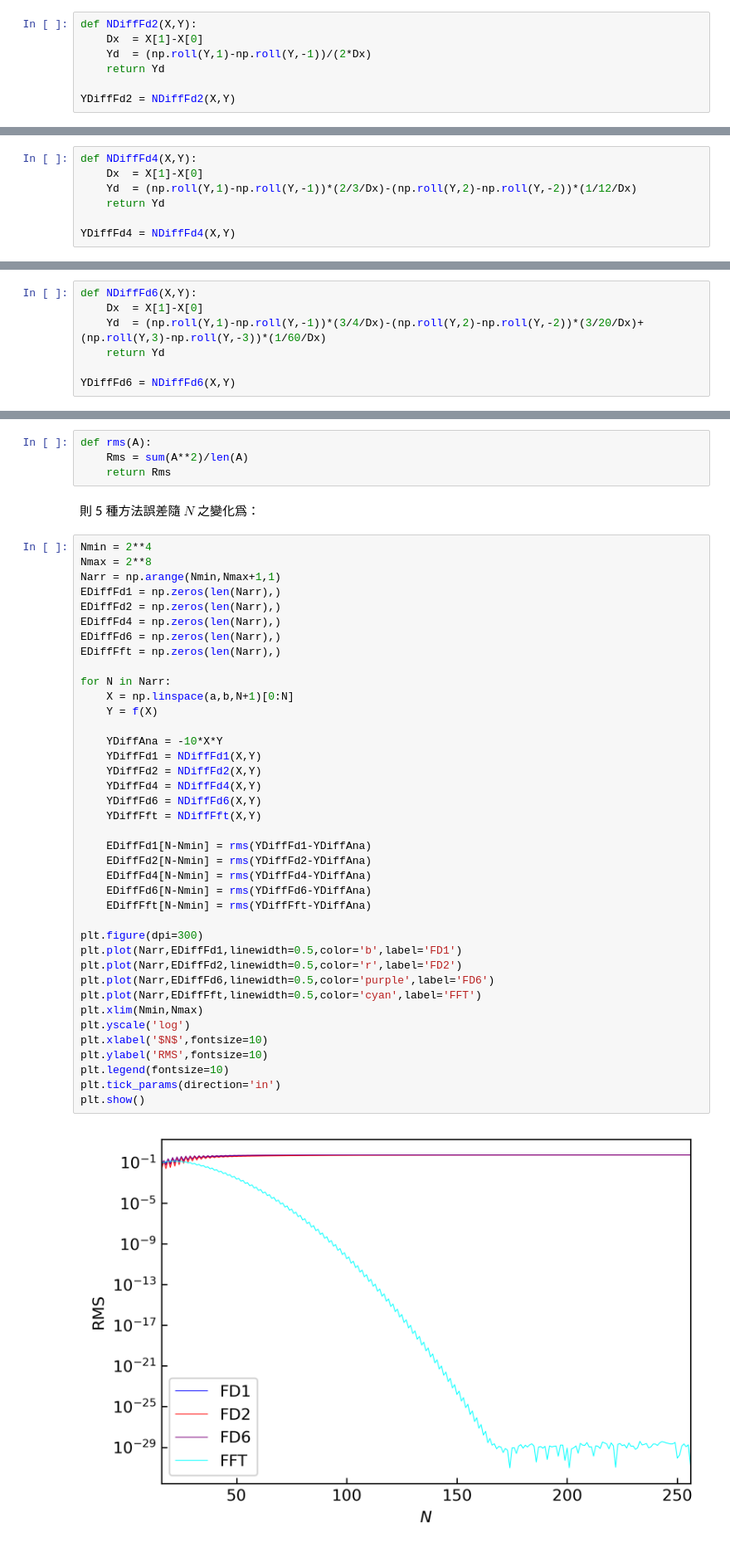
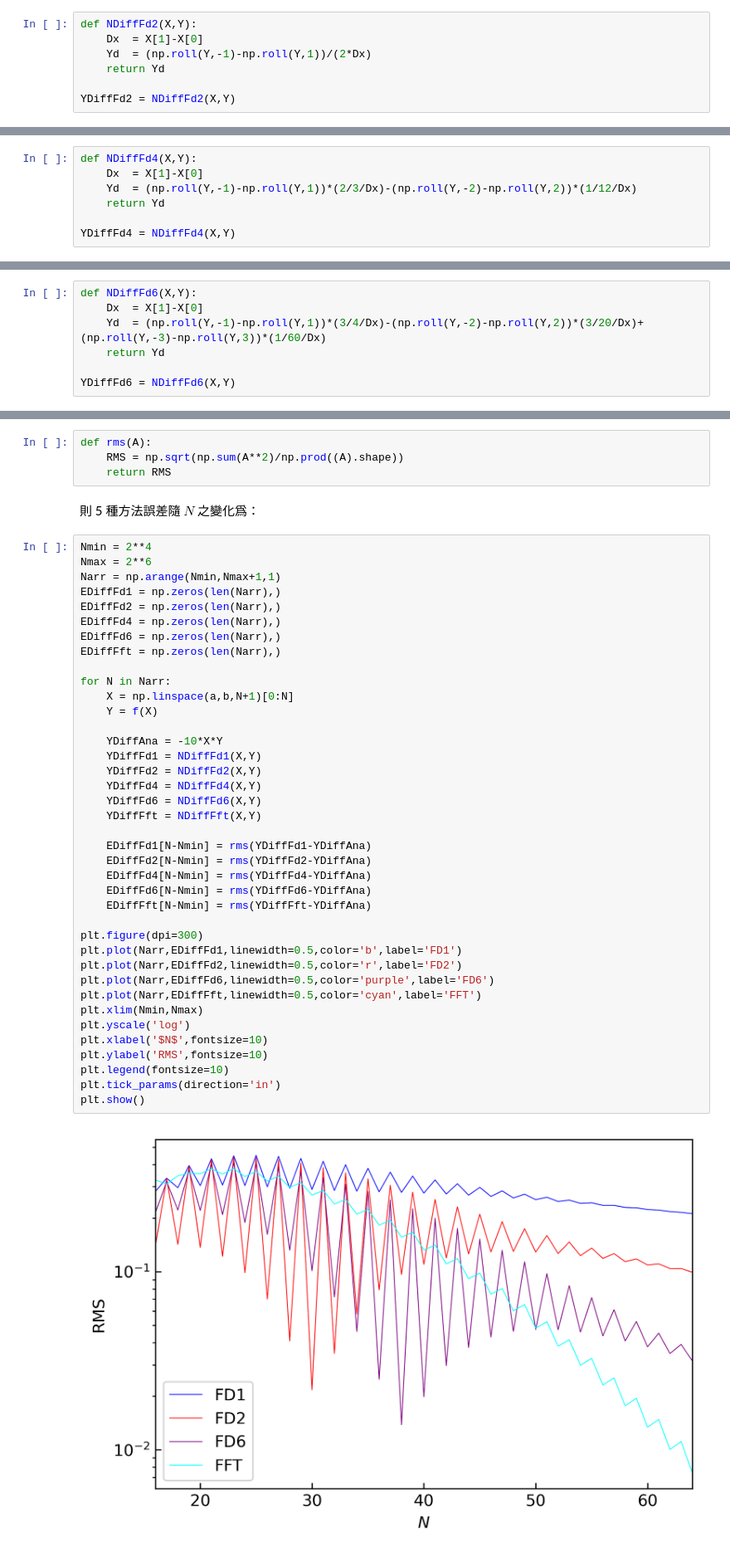
Before and after one commit to williameclee/2022-Summer-project-DMLab, a Jupyter notebook: numerical_differentiation.ipynb, the cells around one changed output, grey strips where cells are left out. Shown: that part at 83% size. Drawn from its saved outputs; the diff is of its cells as text.

```diff
--- a/numerical_differentiation.ipynb
+++ b/numerical_differentiation.ipynb
@@ -72,7 +72,7 @@ YDiffFd1 = NDiffFd1(X,Y)
 # %%
 def NDiffFd2(X,Y):
     Dx  = X[1]-X[0]
-    Yd  = (np.roll(Y,1)-np.roll(Y,-1))/(2*Dx)
+    Yd  = (np.roll(Y,-1)-np.roll(Y,1))/(2*Dx)
     return Yd
 
 YDiffFd2 = NDiffFd2(X,Y)
@@ -90,7 +90,7 @@ YDiffFd2 = NDiffFd2(X,Y)
 # %%
 def NDiffFd4(X,Y):
     Dx  = X[1]-X[0]
-    Yd  = (np.roll(Y,1)-np.roll(Y,-1))*(2/3/Dx)-(np.roll(Y,2)-np.roll(Y,-2))*(1/12/Dx)
+    Yd  = (np.roll(Y,-1)-np.roll(Y,1))*(2/3/Dx)-(np.roll(Y,-2)-np.roll(Y,2))*(1/12/Dx)
     return Yd
 
 YDiffFd4 = NDiffFd4(X,Y)
@@ -99,7 +99,7 @@ YDiffFd4 = NDiffFd4(X,Y)
 # %%
 def NDiffFd6(X,Y):
     Dx  = X[1]-X[0]
-    Yd  = (np.roll(Y,1)-np.roll(Y,-1))*(3/4/Dx)-(np.roll(Y,2)-np.roll(Y,-2))*(3/20/Dx)+(np.roll(Y,3)-np.roll(Y,-3))*(1/60/Dx)
+    Yd  = (np.roll(Y,-1)-np.roll(Y,1))*(3/4/Dx)-(np.roll(Y,-2)-np.roll(Y,2))*(3/20/Dx)+(np.roll(Y,-3)-np.roll(Y,3))*(1/60/Dx)
     return Yd
 
 YDiffFd6 = NDiffFd6(X,Y)
@@ -156,13 +156,13 @@ plt.show()
 \end{align*}
 # %%
 def rms(A):
-    Rms = sum(A**2)/len(A)
-    return Rms
+    RMS = np.sqrt(np.sum(A**2)/np.prod((A).shape))
+    return RMS
 # %% [markdown]
 則 5 種方法誤差隨 $N$ 之變化爲：
 # %%
 Nmin = 2**4
-Nmax = 2**8
+Nmax = 2**6
 Narr = np.arange(Nmin,Nmax+1,1)
 EDiffFd1 = np.zeros(len(Narr),)
 EDiffFd2 = np.zeros(len(Narr),)
@@ -173,31 +173,31 @@ EDiffFft = np.zeros(len(Narr),)
 for N in Narr:
     X = np.linspace(a,b,N+1)[0:N]
     Y = f(X)
 
     YDiffAna = -10*X*Y
     YDiffFd1 = NDiffFd1(X,Y)
     YDiffFd2 = NDiffFd2(X,Y)
     YDiffFd4 = NDiffFd4(X,Y)
     YDiffFd6 = NDiffFd6(X,Y)
     YDiffFft = NDiffFft(X,Y)
 
     EDiffFd1[N-Nmin] = rms(YDiffFd1-YDiffAna)
     EDiffFd2[N-Nmin] = rms(YDiffFd2-YDiffAna)
     EDiffFd4[N-Nmin] = rms(YDiffFd4-YDiffAna)
     EDiffFd6[N-Nmin] = rms(YDiffFd6-YDiffAna)
     EDiffFft[N-Nmin] = rms(YDiffFft-YDiffAna)
 
 plt.figure(dpi=300)
 plt.plot(Narr,EDiffFd1,linewidth=0.5,color='b',label='FD1')
 plt.plot(Narr,EDiffFd2,linewidth=0.5,color='r',label='FD2')
 plt.plot(Narr,EDiffFd6,linewidth=0.5,color='purple',label='FD6')
 plt.plot(Narr,EDiffFft,linewidth=0.5,color='cyan',label='FFT')
 plt.xlim(Nmin,Nmax)
 plt.yscale('log')
 plt.xlabel('$N$',fontsize=10)
 plt.ylabel('RMS',fontsize=10)
 plt.legend(fontsize=10)
 plt.tick_params(direction='in')
 plt.show()
 # %% [output]
-[figure, old version]
+[figure, new version]
```
Also changed, not shown: parts of 4 cells of this notebook, 5 other files.
